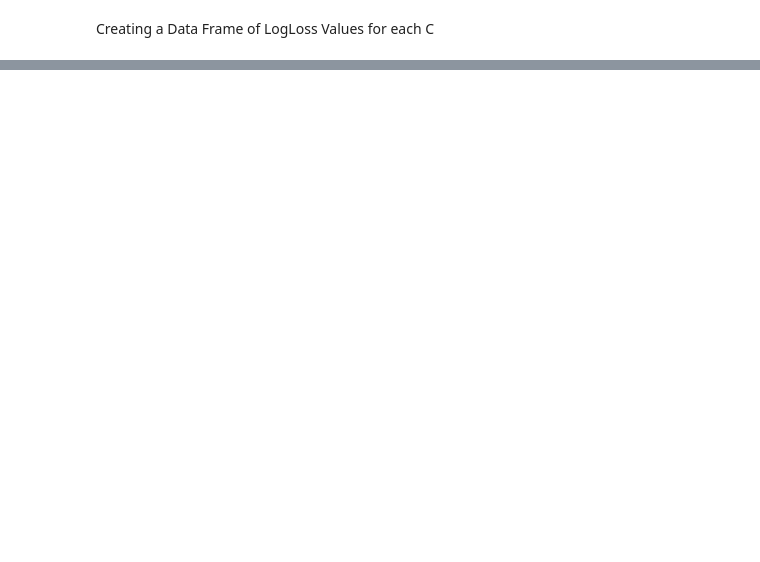
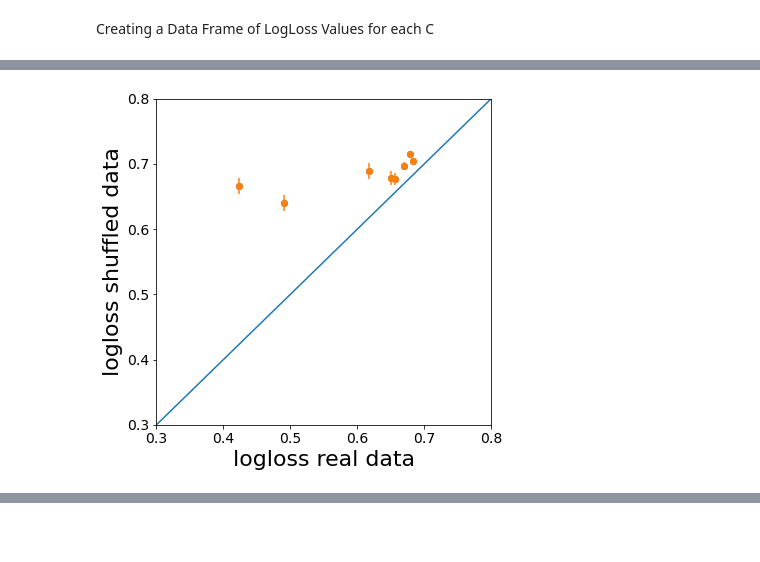
Before and after one commit to ajinich/mtb_tn_db, a Jupyter notebook: ml-standardised_data/Sakila_LogisticRegression.ipynb, the cells around one changed output, grey strips where cells are left out. Saved outputs shown, nothing was run; the diff lists cells and outputs as text; code cells hidden in the pictures; blank space fills up the shorter version.

```diff
--- a/ml-standardised_data/Sakila_LogisticRegression.ipynb
+++ b/ml-standardised_data/Sakila_LogisticRegression.ipynb
@@ -327,0 +190,4 @@ plt.errorbar(x, y, yerr=e, fmt='o')
+# %%
+scatterlog_loss(df_CO1)
+# %% [output]
+[figure, added]
```
Also changed, not shown: parts of 31 cells of this notebook, 3 other files.
